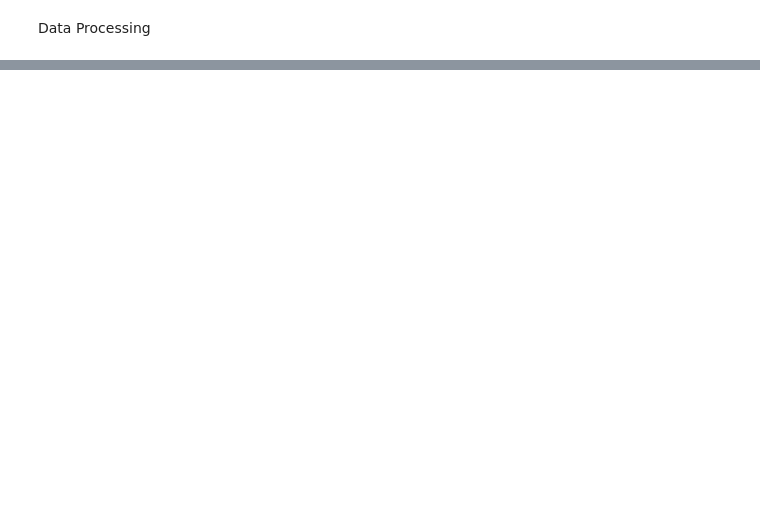
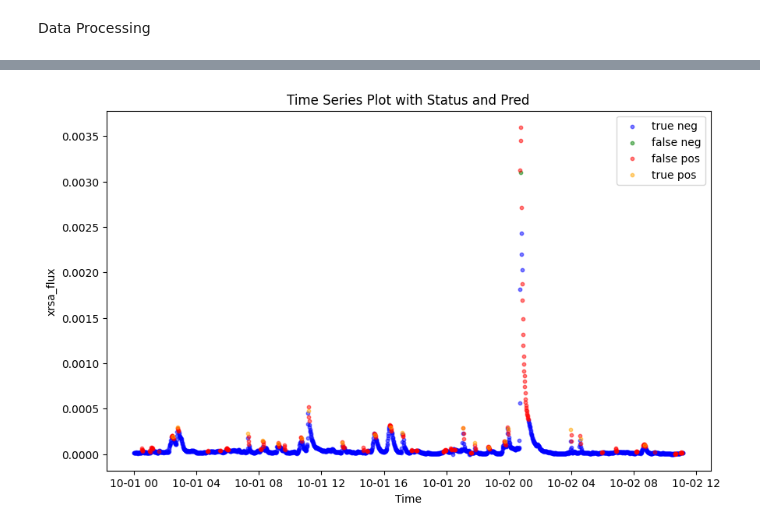
Before and after one commit to DMHwang/PDS, a Jupyter notebook: LSTM_K.ipynb, the cells around one changed output, grey strips where cells are left out. Cells and saved outputs as stored; diff of their text form; code cells hidden in the pictures; blank space fills up the shorter version.

```diff
--- a/LSTM_K.ipynb
+++ b/LSTM_K.ipynb
@@ -223,0 +411,38 @@ sum(y_train)/len(y_train)
+# %%
+test2 = df['2023':].iloc[50:390783]
+test2["pred"] = y_pred_binary
+# %%
+test2 = test2['2023-10-01':]
+# %%
+t_n = test2[(test2['status'] == 0) & (test2['pred'] == 0)]
+t_p = test2[(test2['status'] == 1) & (test2['pred'] == 1)]
+f_p = test2[(test2['status'] == 0) & (test2['pred'] == 1)]
+f_n = test2[(test2['status'] == 1) & (test2['pred'] == 0)]
+
+# Plot the data
+plt.figure(figsize=(10, 6))
+
+# Plot status 0 in blue
+plt.scatter(t_n.index, t_n['xrsa_flux'], color='blue', label='true neg', s=10, alpha=0.5)
+
+# Plot status 1 in green
+plt.scatter(f_n.index, f_n['xrsa_flux'], color='green', label='false neg', s=10, alpha=0.5)
+
+# Plot pred 0 in red
+plt.scatter(f_p.index, f_p['xrsa_flux'], color='red', label='false pos', s=10, alpha=0.5)
+
+# Plot pred 1 in orange
+plt.scatter(t_p.index, t_p['xrsa_flux'], color='orange', label='true pos', s=10, alpha=0.5)
+
+# Add labels and title
+plt.xlabel('Time')
+plt.ylabel('xrsa_flux')
+plt.title('Time Series Plot with Status and Pred')
+
+# Add legend
+plt.legend()
+
+# Show the plot
+plt.show()
+# %% [output]
+[figure, added]
```
Also changed, not shown: parts of 59 cells of this notebook.
